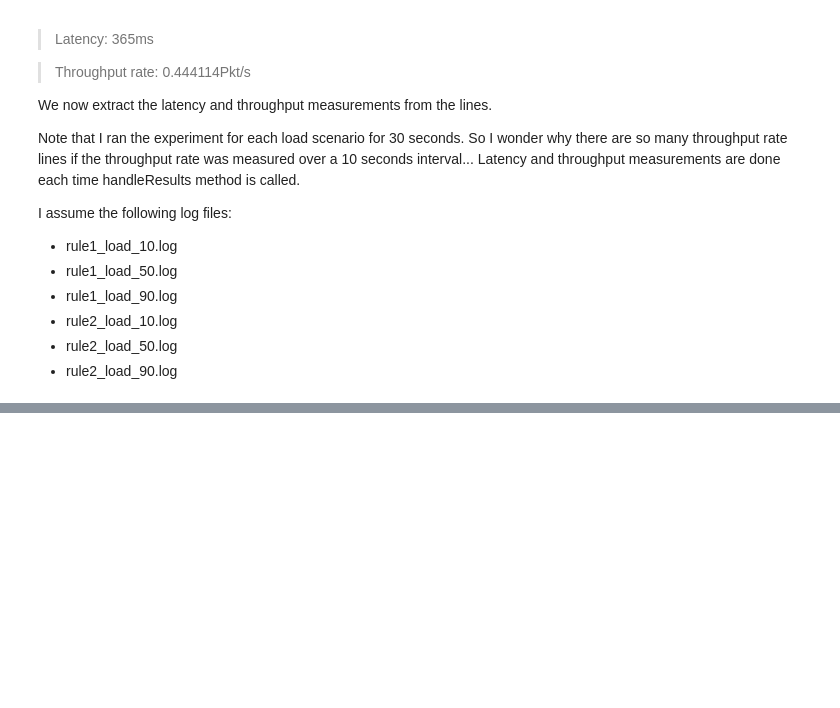
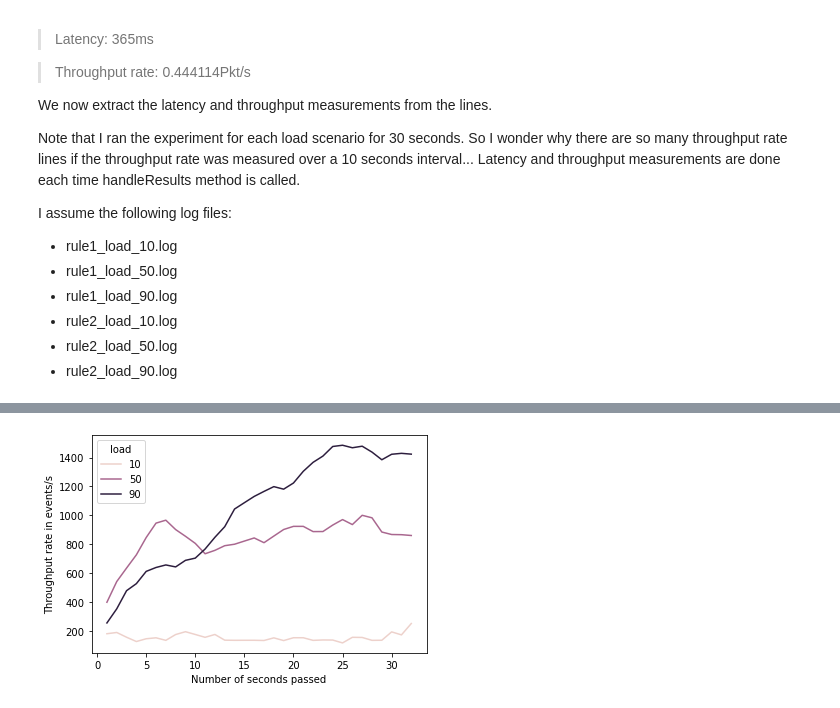
Before and after one commit to BullworthAcademy/TRex, a Jupyter notebook: TRex_evaluation_setup.ipynb, the cells around one changed output, grey strips where cells are left out. Drawn from its saved outputs; the diff is of its cells as text; code cells hidden in the pictures; blank space fills up the shorter version.

```diff
--- a/TRex_evaluation_setup.ipynb
+++ b/TRex_evaluation_setup.ipynb
@@ -372,0 +501,9 @@ plt.show()
+# %%
+throughput_rates_to_plot = get_throughput_data_for_lineplot(rule_no=2, mv_avg_window=5)
+ax = sns.lineplot(data=pd.DataFrame(throughput_rates_to_plot), x="second", y="throughput_rate", hue="load")
+ax.set(xlabel='Number of seconds passed', ylabel='Throughput rate in events/s')
+fig = ax.get_figure()
+fig.savefig("rule2_throughput_pubpacket_lineplot.pdf")
+plt.show()
+# %% [output]
+[figure, added]
```
Also changed, not shown: parts of 48 cells of this notebook, 14 other files.
